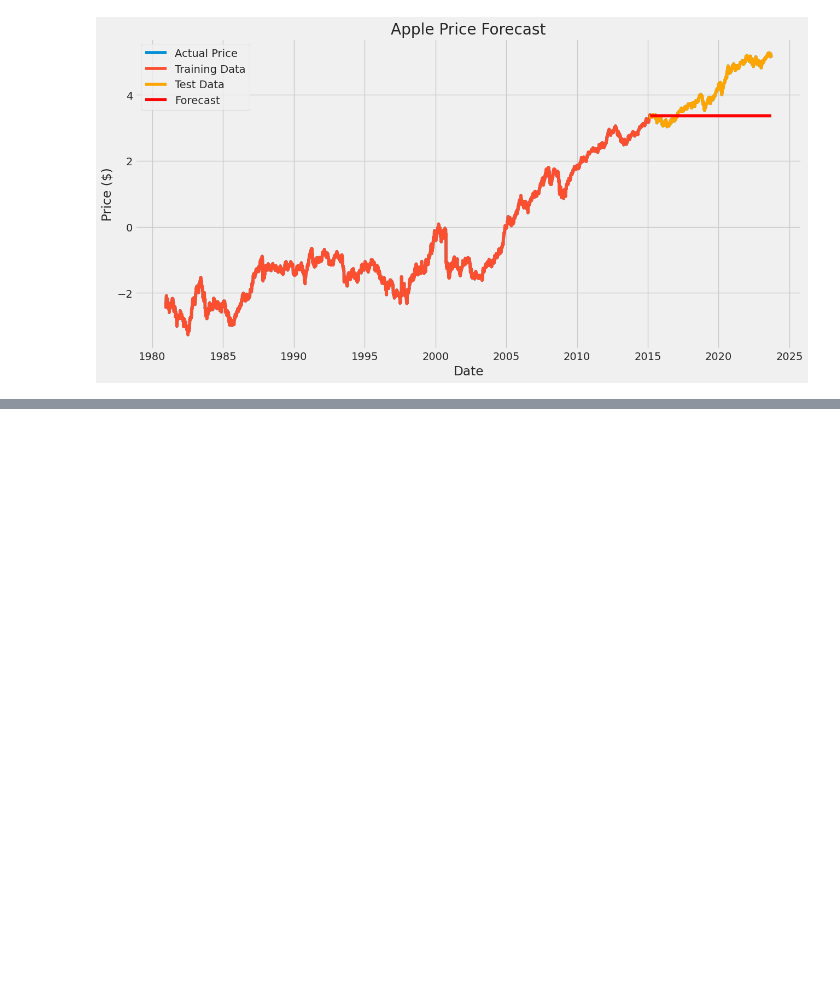
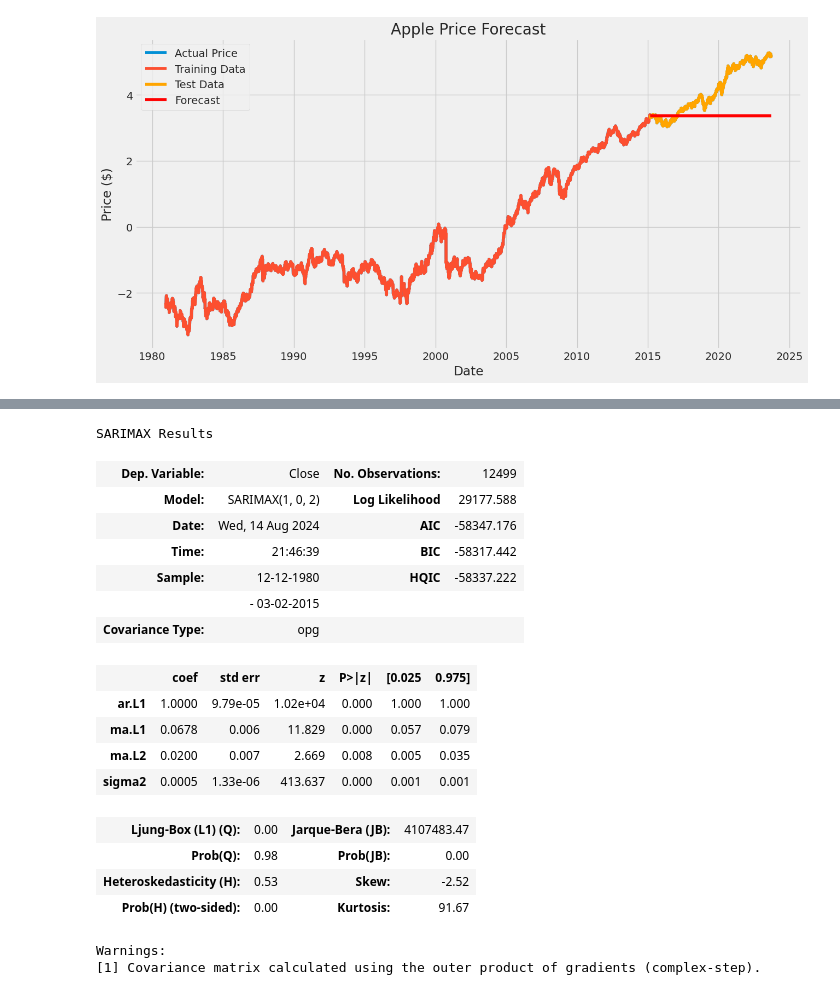
Before and after one commit to mebi-ali/time_series_forecast, a Jupyter notebook: src/notebooks/getting_started_with_time_series.ipynb, the cells around one changed output, grey strips where cells are left out. Saved outputs shown, nothing was run; the diff lists cells and outputs as text; code cells hidden in the pictures; blank space fills up the shorter version.

```diff
--- a/src/notebooks/getting_started_with_time_series.ipynb
+++ b/src/notebooks/getting_started_with_time_series.ipynb
@@ -585,0 +662,28 @@ plt.show()
+# %%
+model = SARIMAX(train,
+                       order=best_params[:3],
+                       seasonal_order=best_params[3:])
+result = model.fit(disp=False)
+
+# Show the summary
+result.summary()
+# %% [output]
+SARIMAX Results
+| Dep. Variable: | Close | No. Observations: | 12499 |
+| Model: | SARIMAX(1, 0, 2) | Log Likelihood | 29177.588 |
+| Date: | Wed, 14 Aug 2024 | AIC | -58347.176 |
+| Time: | 21:46:39 | BIC | -58317.442 |
+| Sample: | 12-12-1980 | HQIC | -58337.222 |
+|  | - 03-02-2015 |  |  |
+| Covariance Type: | opg |  |  |
+|  | coef | std err | z | P>|z| | [0.025 | 0.975] |
+| ar.L1 | 1.0000 | 9.79e-05 | 1.02e+04 | 0.000 | 1.000 | 1.000 |
+| ma.L1 | 0.0678 | 0.006 | 11.829 | 0.000 | 0.057 | 0.079 |
+| ma.L2 | 0.0200 | 0.007 | 2.669 | 0.008 | 0.005 | 0.035 |
+| sigma2 | 0.0005 | 1.33e-06 | 413.637 | 0.000 | 0.001 | 0.001 |
+| Ljung-Box (L1) (Q): | 0.00 | Jarque-Bera (JB): | 4107483.47 |
+| Prob(Q): | 0.98 | Prob(JB): | 0.00 |
+| Heteroskedasticity (H): | 0.53 | Skew: | -2.52 |
+| Prob(H) (two-sided): | 0.00 | Kurtosis: | 91.67 |
+Warnings:
+[1] Covariance matrix calculated using the outer product of gradients (complex-step).
```
Also changed, not shown: parts of 12 cells of this notebook, 1 other file.
